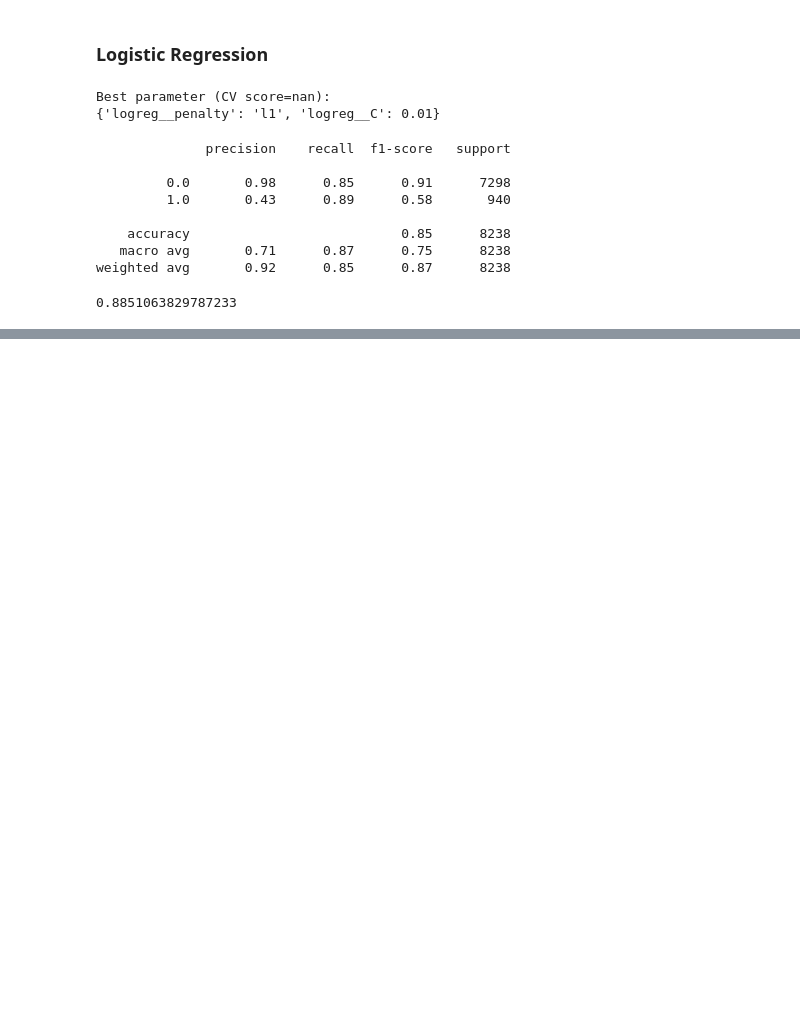
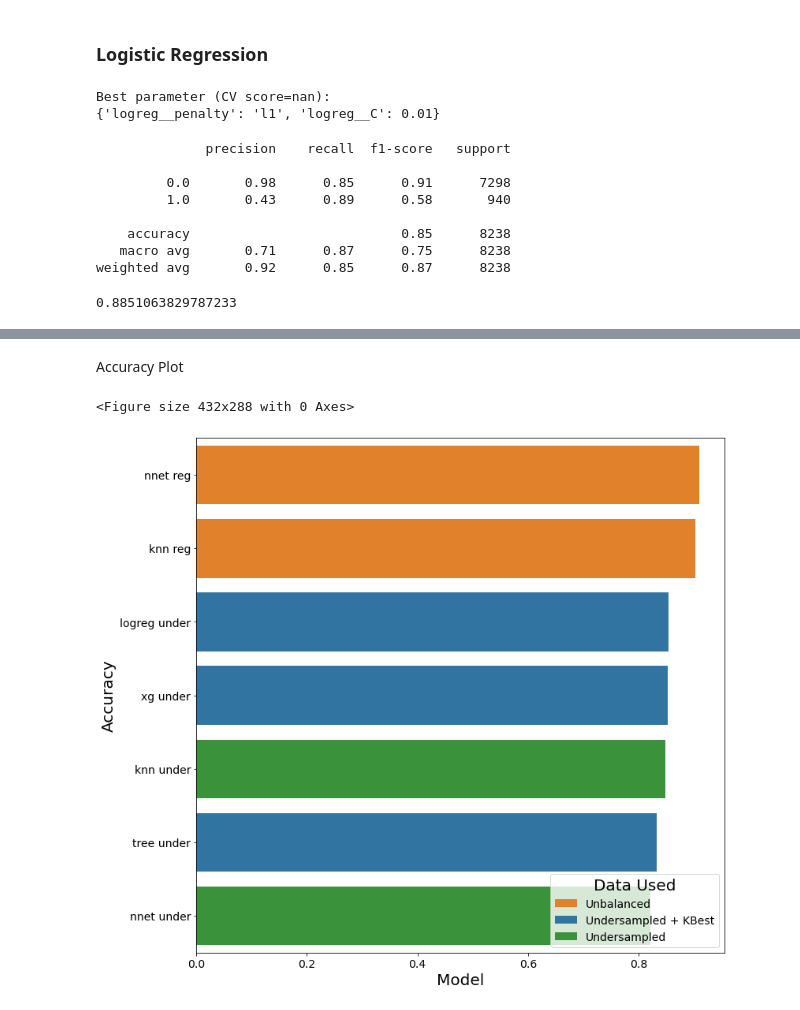
Before and after one commit to hunterblum/Bank-Marketing, a Jupyter notebook: Group7Final.ipynb, the cells around one changed output, grey strips where cells are left out. Cells and saved outputs as stored; diff of their text form; code cells hidden in the pictures; blank space fills up the shorter version.

Commit message:
Results section

```diff
--- a/Group7Final.ipynb
+++ b/Group7Final.ipynb
@@ -632,0 +651,17 @@ recall_score(y_test,lr_pred)
+# %%
+Results_matrix = np.array([['knn reg', 0.9030104394270454, 0.3996994740796394, 'Unbalanced'],
+       ['knn under', 0.8478999757222627, 0.5171483622350674,
+        'Undersampled'],
+       ['nnet reg', 0.9094440398154892, 0.5412054120541205, 'Unbalanced'],
+       ['nnet under', 0.8216800194221898, 0.5326121539930003,
+        'Undersampled'],
+       ['xg under', 0.852391357125516, 0.5883547731888964,
+        'Undersampled + KBest'],
+       ['tree under', 0.8327263899004613, 0.4911373707533235,
+        'Undersampled + KBest'],
+       ['logreg under', 0.8534838553046856, 0.5795889933820968,
+        'Undersampled + KBest']], dtype=object)
+
+
+Results_saved = pd.DataFrame(Results_matrix, columns=['Model', 'Accuracy', 'F1 Score', 'Data Used'])
+Results_saved
@@ -632,0 +677,18 @@ recall_score(y_test,lr_pred)
+# %% [markdown]
+Accuracy Plot
+# %%
+Results_acc = Results_saved.sort_values(by=['Accuracy'], ascending=False)
+plt.clf()
+plt.figure(figsize=[12,12])
+plotac = sns.barplot(y = 'Model', x = 'Accuracy', hue = 'Data Used', data = Results_acc, dodge=False,
+            palette = {'Unbalanced' : 'tab:orange', 'Undersampled': 'tab:green', 'Undersampled + KBest': 'tab:blue',})
+plt.xlabel('Model',fontsize = 20)
+plt.ylabel('Accuracy',fontsize =20)
+plt.xticks(fontsize =14)
+plt.yticks(fontsize = 14)
+legend = plt.legend(loc = 'lower right', title = 'Data Used', fontsize = 14)
+plt.setp(legend.get_title(), fontsize = 20)
+plt.show()
+# %% [output]
+<Figure size 432x288 with 0 Axes>
+[figure, added]
```
Also changed, not shown: parts of 36 cells of this notebook.
